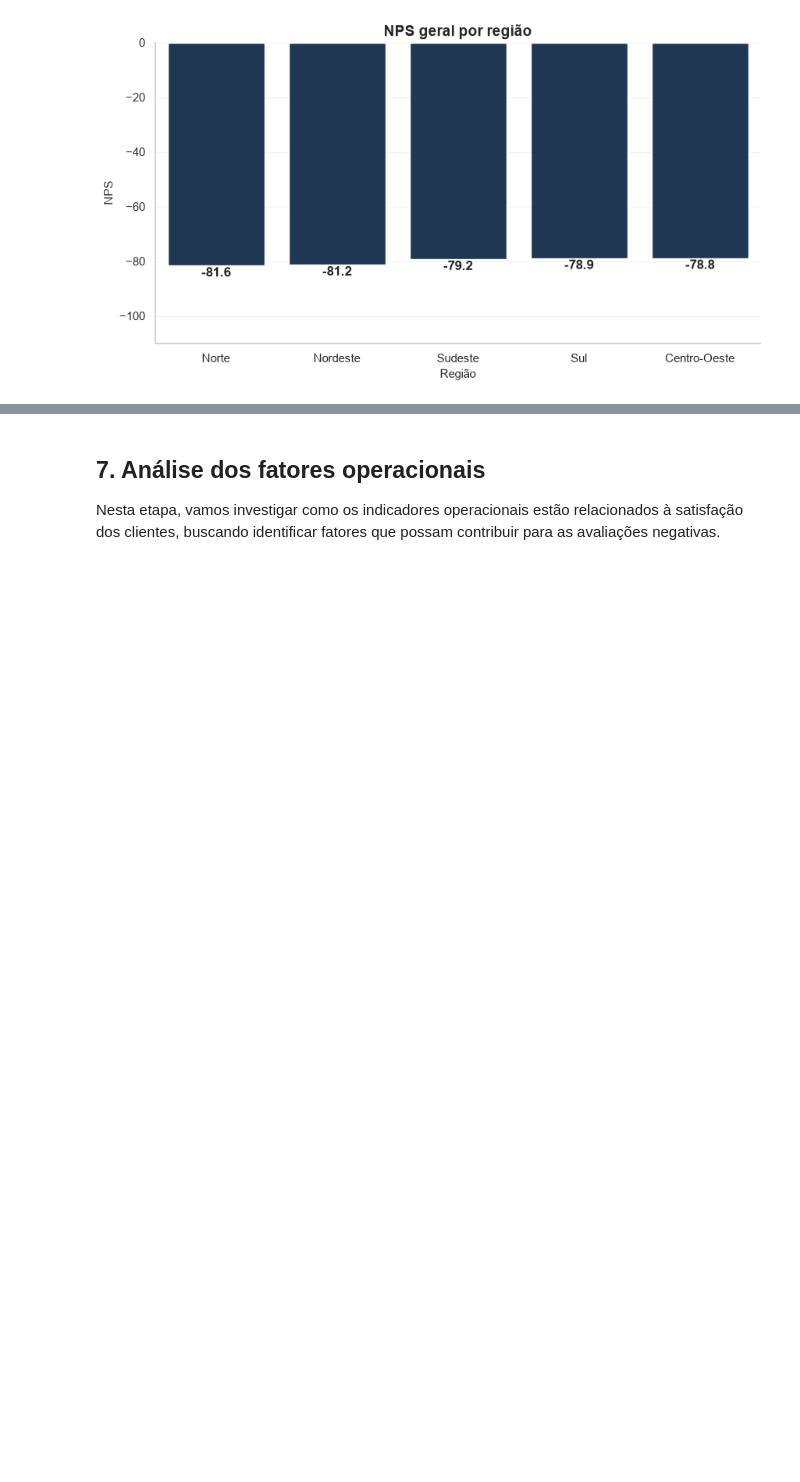
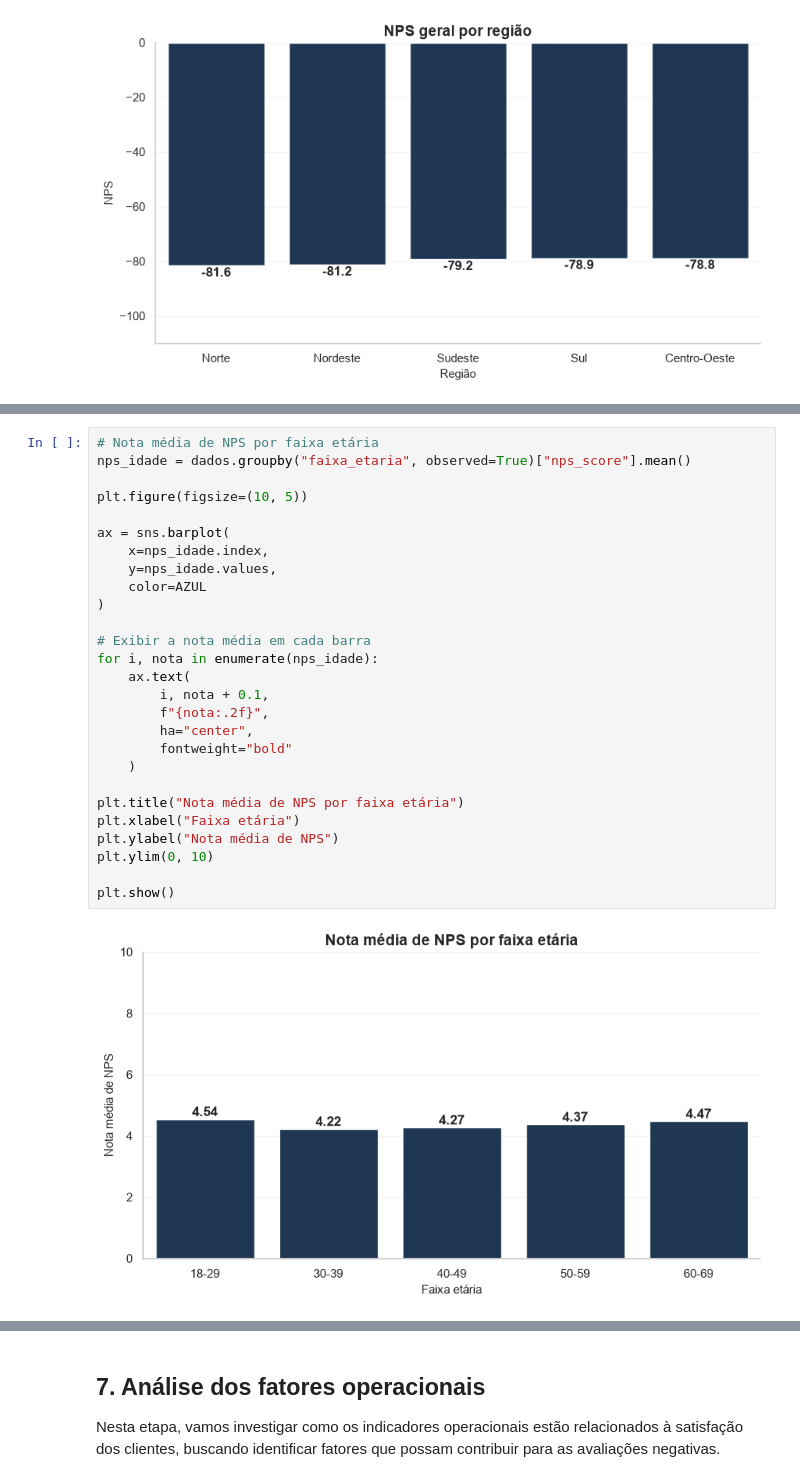
Before and after one commit to CelioRodrigues/analise-nps, a Jupyter notebook: notebooks/01_analise_exploratoria.ipynb, the cells around one changed output, grey strips where cells are left out. Saved outputs shown, nothing was run; the diff lists cells and outputs as text; blank space fills up the shorter version.

```diff
--- a/notebooks/01_analise_exploratoria.ipynb
+++ b/notebooks/01_analise_exploratoria.ipynb
@@ -532,0 +600,29 @@ Esses resultados mostram que a insatisfação está presente em todas as regiõe
+# %%
+# Nota média de NPS por faixa etária
+nps_idade = dados.groupby("faixa_etaria", observed=True)["nps_score"].mean()
+
+plt.figure(figsize=(10, 5))
+
+ax = sns.barplot(
+    x=nps_idade.index,
+    y=nps_idade.values,
+    color=AZUL
+)
+
+# Exibir a nota média em cada barra
+for i, nota in enumerate(nps_idade):
+    ax.text(
+        i, nota + 0.1,
+        f"{nota:.2f}",
+        ha="center",
+        fontweight="bold"
+    )
+
+plt.title("Nota média de NPS por faixa etária")
+plt.xlabel("Faixa etária")
+plt.ylabel("Nota média de NPS")
+plt.ylim(0, 10)
+
+plt.show()
+# %% [output]
+[figure, added]
```
Also changed, not shown: parts of 48 cells of this notebook.
